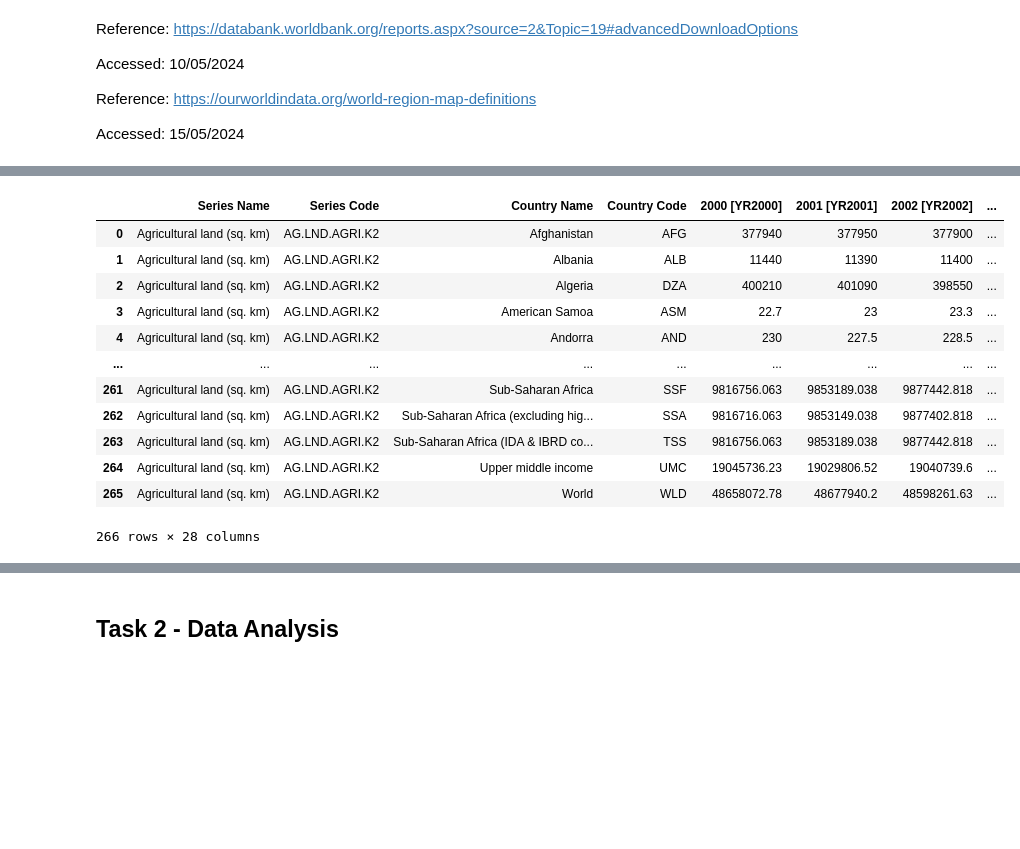
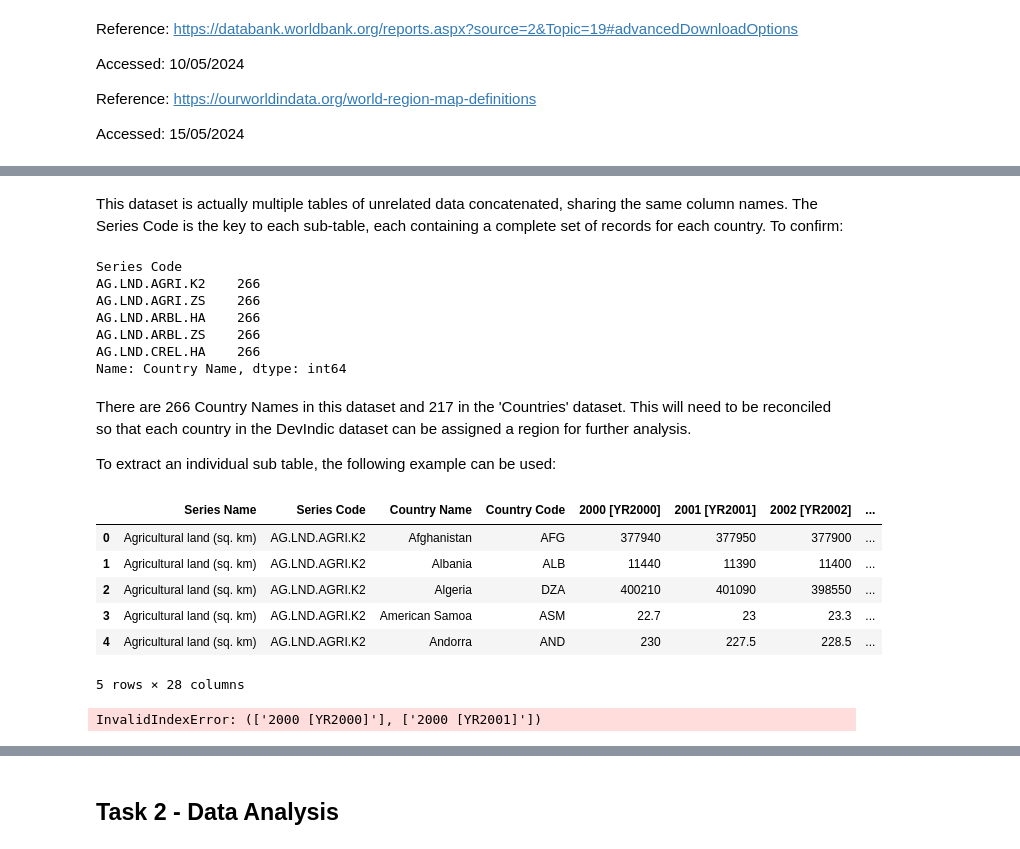
Before and after one commit to daemonchild/cardiffmet-dat4004-data-science-fundamentals, a Jupyter notebook: jupyter-notebook/WorldBankData.ipynb, the cells around one changed output, grey strips where cells are left out. Saved outputs shown, nothing was run; the diff lists cells and outputs as text; code cells hidden in the pictures; blank space fills up the shorter version.

```diff
--- a/jupyter-notebook/WorldBankData.ipynb
+++ b/jupyter-notebook/WorldBankData.ipynb
@@ -57,0 +117,6 @@ countries[['Entity','World Region according to the World Bank']].groupby(['World
+# %%
+# To fetch via a URL, use varible: utils.dev_indic_csv_url
+
+# Load Data Set
+devindic_df = pd.read_csv('../datasets/wbank_dev_indicators/38b7cb7a-172f-4be9-a48d-34d89fca9fc9_Data.csv')
+devindic_df.head()
@@ -58,19 +131,41 @@ countries[['Entity','World Region according to the World Bank']].groupby(['World
+# %% [markdown]
+This dataset is actually multiple tables of unrelated data concatenated, sharing the same column names. The Series Code is the key to each sub-table, each containing a complete set of records for each country. To confirm:
+# %%
+# Number of records per dataset, also number of countries
+devindic_df.groupby(['Series Code'])['Country Name'].count().head()
+# %% [output]
+Series Code
+AG.LND.AGRI.K2    266
+AG.LND.AGRI.ZS    266
+AG.LND.ARBL.HA    266
+AG.LND.ARBL.ZS    266
+AG.LND.CREL.HA    266
+Name: Country Name, dtype: int64
+# %% [markdown]
+There are 266 Country Names in this dataset and 217 in the 'Countries' dataset. This will need to be reconciled so that each country in the DevIndic dataset can be assigned a region for further analysis.
+
+To extract an individual sub table, the following example can be used:
 # %%
-wbd.loc[wbd['Series Code'] == "AG.LND.AGRI.K2"]
+df_AG_LND_AGRI_K2 = devindic_df.loc[devindic_df['Series Code'] == "AG.LND.AGRI.K2"]
+df_AG_LND_AGRI_K2.head()
 # %% [output]
 |  | Series Name | Series Code | Country Name | Country Code | 2000 [YR2000] | 2001 [YR2001] | 2002 [YR2002] | ... |
 | 0 | Agricultural land (sq. km) | AG.LND.AGRI.K2 | Afghanistan | AFG | 377940 | 377950 | 377900 | ... |
 | 1 | Agricultural land (sq. km) | AG.LND.AGRI.K2 | Albania | ALB | 11440 | 11390 | 11400 | ... |
 | 2 | Agricultural land (sq. km) | AG.LND.AGRI.K2 | Algeria | DZA | 400210 | 401090 | 398550 | ... |
 | 3 | Agricultural land (sq. km) | AG.LND.AGRI.K2 | American Samoa | ASM | 22.7 | 23 | 23.3 | ... |
 | 4 | Agricultural land (sq. km) | AG.LND.AGRI.K2 | Andorra | AND | 230 | 227.5 | 228.5 | ... |
-| ... | ... | ... | ... | ... | ... | ... | ... | ... |
-| 261 | Agricultural land (sq. km) | AG.LND.AGRI.K2 | Sub-Saharan Africa | SSF | 9816756.063 | 9853189.038 | 9877442.818 | ... |
-| 262 | Agricultural land (sq. km) | AG.LND.AGRI.K2 | Sub-Saharan Africa (excluding hig... | SSA | 9816716.063 | 9853149.038 | 9877402.818 | ... |
-| 263 | Agricultural land (sq. km) | AG.LND.AGRI.K2 | Sub-Saharan Africa (IDA & IBRD co... | TSS | 9816756.063 | 9853189.038 | 9877442.818 | ... |
-| 264 | Agricultural land (sq. km) | AG.LND.AGRI.K2 | Upper middle income | UMC | 19045736.23 | 19029806.52 | 19040739.6 | ... |
-| 265 | Agricultural land (sq. km) | AG.LND.AGRI.K2 | World | WLD | 48658072.78 | 48677940.2 | 48598261.63 | ... |
-266 rows × 28 columns
+5 rows × 28 columns
+# %%
+#graph_data =df_AG_LND_AGRI_K2[['Country Name'],['2000 [YR2000]'],['2001 [YR2001]']]
+graph_data =df_AG_LND_AGRI_K2[['2000 [YR2000]'],['2000 [YR2001]']]
+
+
+#graph = graph_data.plot(kind='bar', title='Land Use', color=graph_colours)
+#graph.set_xlabel('Region')
+#graph.set_ylabel('Countries')
+# %% [output]
+InvalidIndexError: (['2000 [YR2000]'], ['2000 [YR2001]'])
 # %%
 series_codes = wbd['Series Code'].unique()
 series_names = wbd['Series Name'].unique()
```
Also changed, not shown: parts of 14 cells of this notebook, 1 other file.
